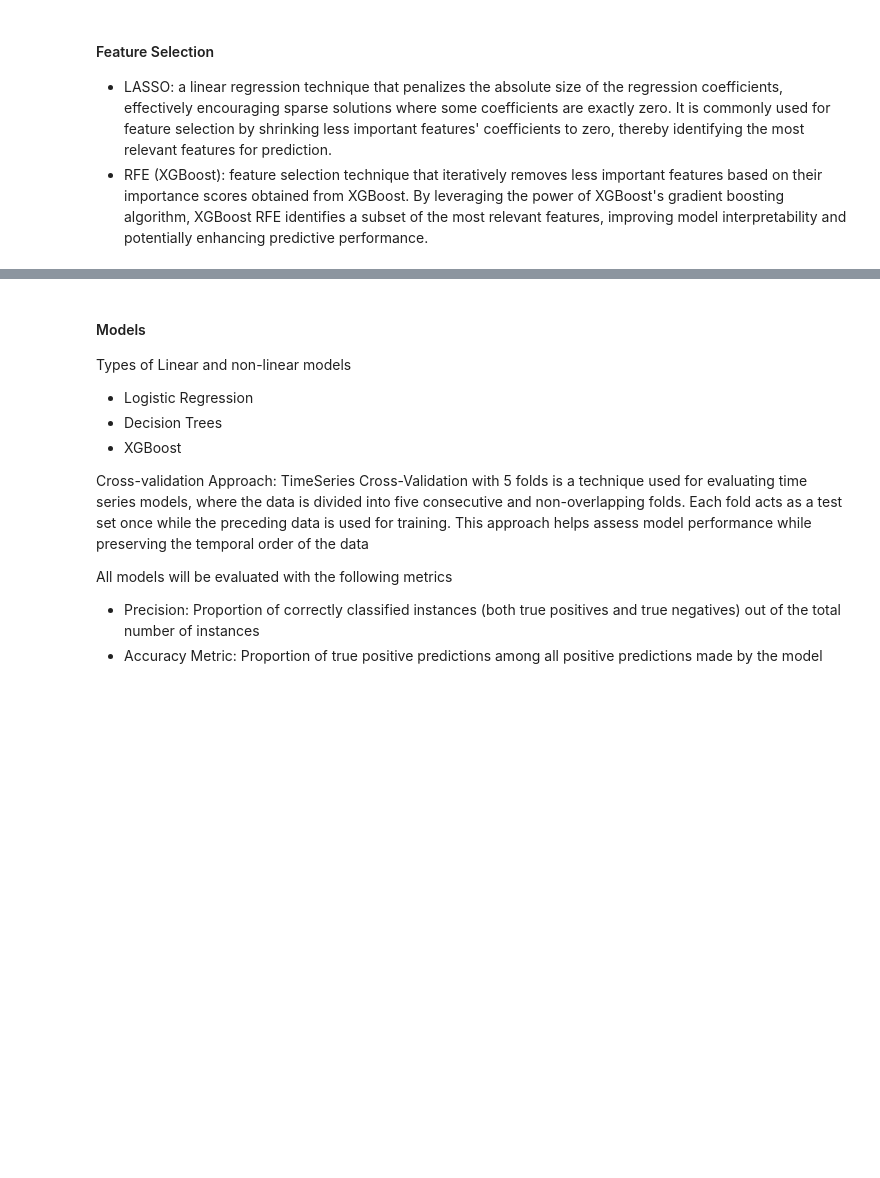
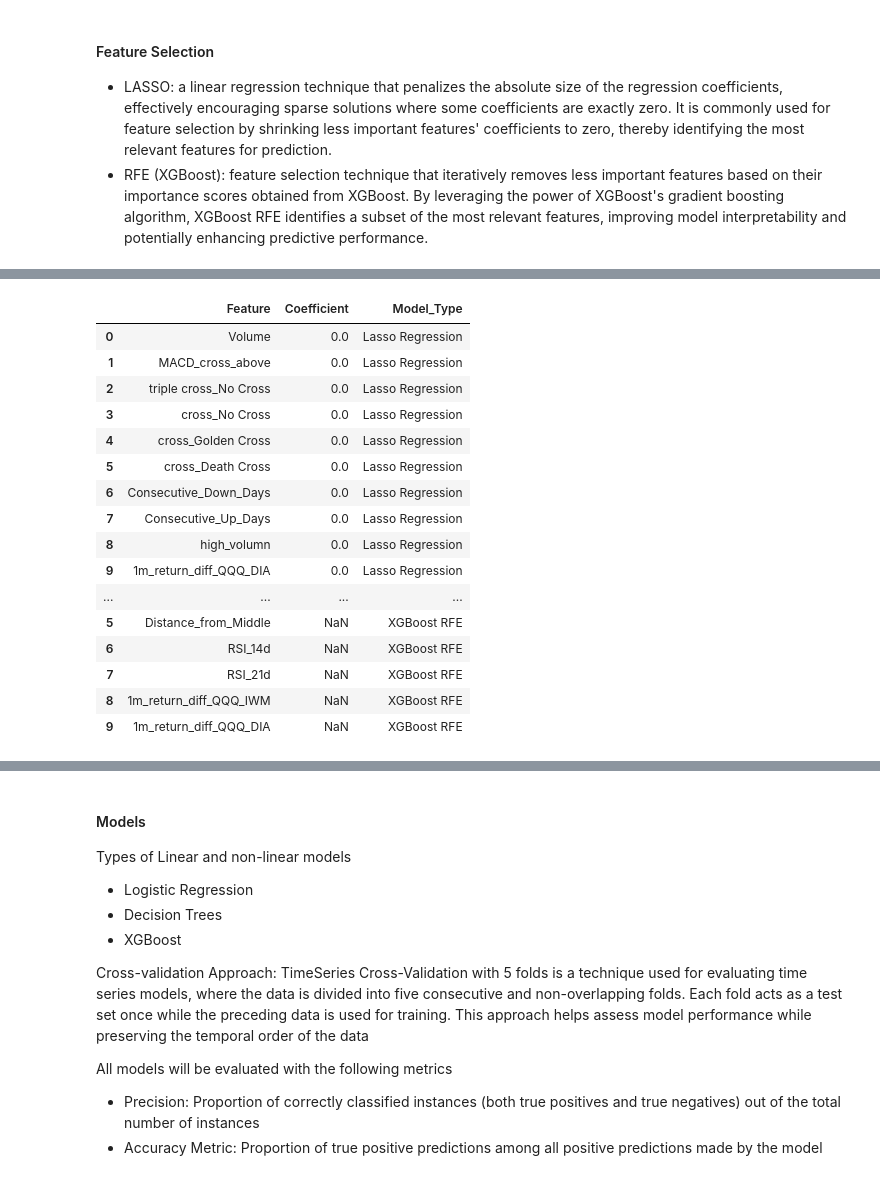
Before and after one commit to Nathan-rickert/NonLinearModelFinal, a Jupyter notebook: model.ipynb, the cells around one changed output, grey strips where cells are left out. Cells and saved outputs as stored; diff of their text form; code cells hidden in the pictures; blank space fills up the shorter version.

Commit message:
fixed feature selection output

```diff
--- a/model.ipynb
+++ b/model.ipynb
@@ -87,3 +80,40 @@ def xgboost_rfe_feature_selection(X, y, model_type):
 y1M_lasso_results = lasso_feature_selection(X=X, y=y1M, model_type='Lasso Regression')
 y2M_lasso_results = lasso_feature_selection(X=X, y=y2M, model_type='Lasso Regression')
 y15D_lasso_results = lasso_feature_selection(X=X, y=y15D, model_type='Lasso Regression')
+# %%
+import pandas as pd
+from sklearn.preprocessing import StandardScaler
+from xgboost import XGBRegressor
+from sklearn.feature_selection import RFE
+
+def xgboost_rfe_feature_selection(X, y, model_type, n_features_to_select):
+    xgb = XGBClassifier()
+
+    # Initialize RFE
+    rfe = RFE(estimator=xgb, n_features_to_select=n_features_to_select)
+
+    # Perform RFE
+    rfe.fit(X, y)
+
+    # Get selected features
+    selected_features = X.columns[rfe.support_]
+
+    # Train XGBoost model on selected features
+    xgb.fit(X[:, rfe.support_], y)
+
+    # Get feature importance values for selected features
+    feature_importance_values = pd.Series(xgb.feature_importances_, index=selected_features, name='Coefficient')
+
+    # Create results DataFrame
+    results_df = pd.DataFrame({
+        'Feature': selected_features,
+        'Coefficient': feature_importance_values.values,
+        'Model_Type': model_type
+    })
+
+    return results_df
+
+
+
+results_df = xgboost_rfe_feature_selection(X=X, y=y1M, model_type='xg', n_features_to_select=10)
+results_df
@@ -99,3 +142,23 @@ y15D_rfe_results = xgboost_rfe_feature_selection(X=X, y=y15D, model_type = 'XGBo
 y1M_results = pd.concat([y1M_lasso_results, y1M_rfe_results])
 y2M_results = pd.concat([y2M_lasso_results, y2M_rfe_results])
 y15D_results = pd.concat([y15D_lasso_results, y15D_rfe_results])
+# %%
+y1M_results
+# %% [output]
+|  | Feature | Coefficient | Model_Type |
+| 0 | Volume | 0.0 | Lasso Regression |
+| 1 | MACD_cross_above | 0.0 | Lasso Regression |
+| 2 | triple cross_No Cross | 0.0 | Lasso Regression |
+| 3 | cross_No Cross | 0.0 | Lasso Regression |
+| 4 | cross_Golden Cross | 0.0 | Lasso Regression |
+| 5 | cross_Death Cross | 0.0 | Lasso Regression |
+| 6 | Consecutive_Down_Days | 0.0 | Lasso Regression |
+| 7 | Consecutive_Up_Days | 0.0 | Lasso Regression |
+| 8 | high_volumn | 0.0 | Lasso Regression |
+| 9 | 1m_return_diff_QQQ_DIA | 0.0 | Lasso Regression |
+| ... | ... | ... | ... |
+| 5 | Distance_from_Middle | NaN | XGBoost RFE |
+| 6 | RSI_14d | NaN | XGBoost RFE |
+| 7 | RSI_21d | NaN | XGBoost RFE |
+| 8 | 1m_return_diff_QQQ_IWM | NaN | XGBoost RFE |
+| 9 | 1m_return_diff_QQQ_DIA | NaN | XGBoost RFE |
```
Also changed, not shown: parts of 9 cells of this notebook, 1 other file.
